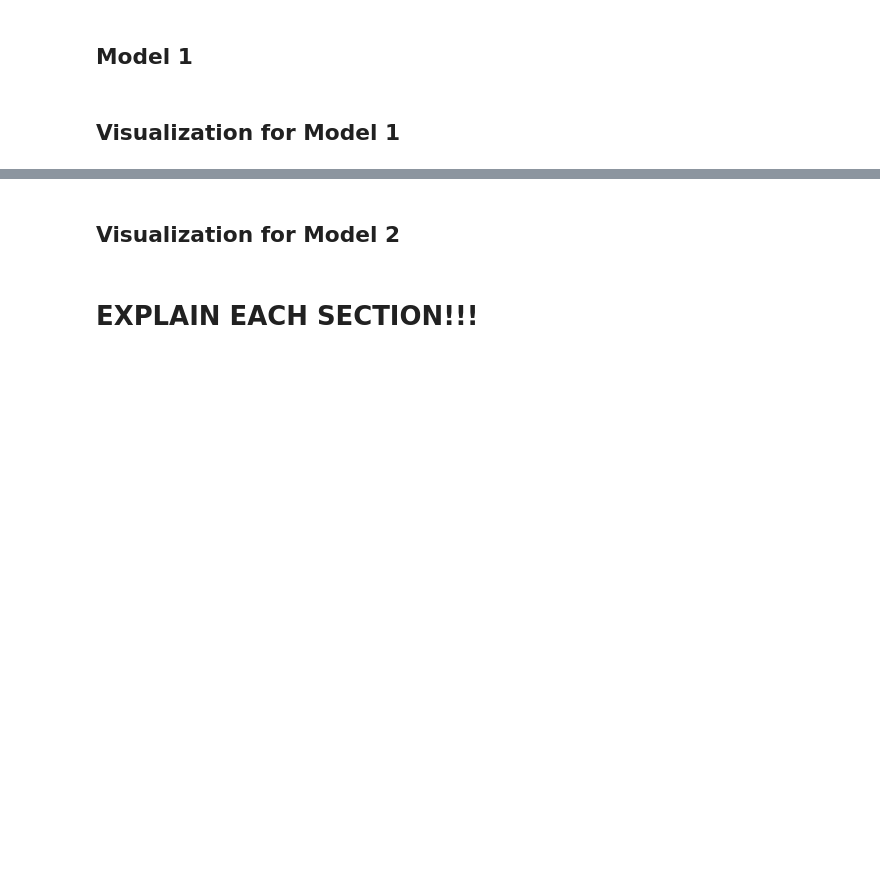
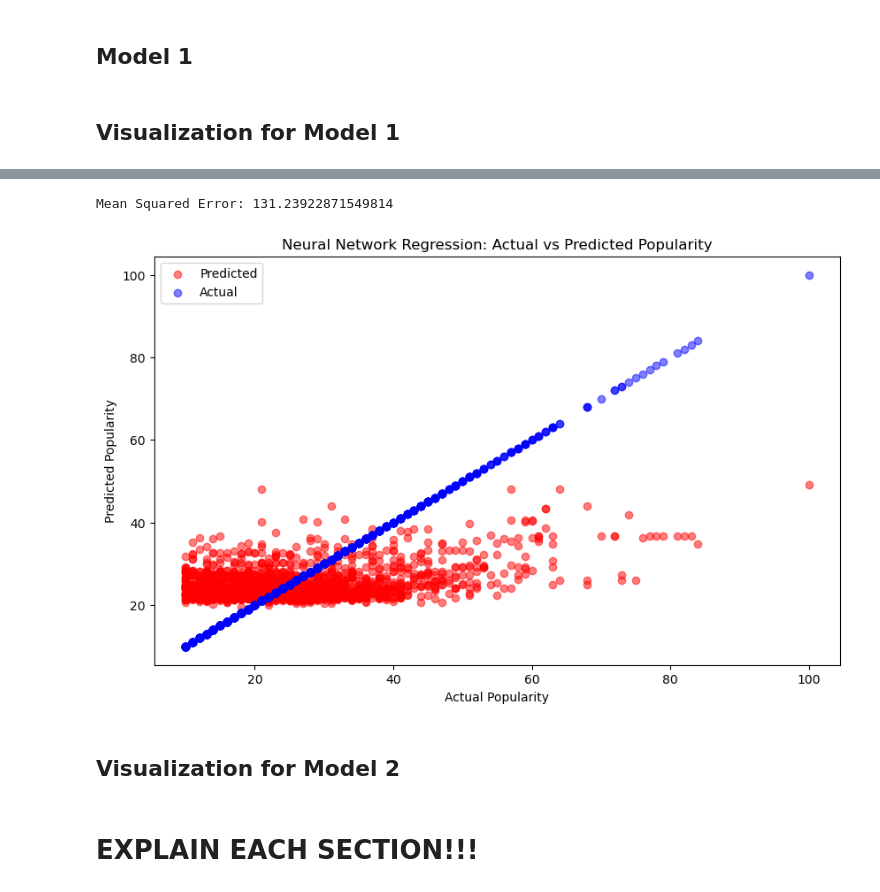
Before and after one commit to 19avisconti/https---github.com-19avisconti-info1998_final_project, a Jupyter notebook: 1998_final.ipynb, the cells around one changed output, grey strips where cells are left out. Cells and saved outputs as stored; diff of their text form; code cells hidden in the pictures; blank space fills up the shorter version.

Commit message:
Potential first model

```diff
--- a/1998_final.ipynb
+++ b/1998_final.ipynb
@@ -241,0 +243,10 @@ combined_df.to_csv('tracks.csv', index=False)
+# %%
+# Drop all rows where any popularity score is less than 10
+filtered_df = combined_df[(combined_df['Song Popularity'] >= 10) &
+                          (combined_df['Artist Popularity'] >= 10) &
+                          (combined_df['Featured Artist Popularity'].fillna(10) >= 10)]
+
+print(filtered_df)
+
+# Save the filtered DataFrame to CSV
+filtered_df.to_csv('filtered_tracks.csv', index=False)
@@ -242,3 +271,41 @@ combined_df.to_csv('tracks.csv', index=False)
+# %%
+from sklearn.model_selection import train_test_split
+from sklearn.tree import DecisionTreeRegressor
+from sklearn.metrics import mean_squared_error
+from sklearn.neural_network import MLPRegressor
+
+
+
+# Prepare the data
+X = filtered_df[['Artist Popularity', 'Featured Artist Popularity']].fillna(0)
+y = filtered_df['Song Popularity']
+
+# Split the data into training and testing sets
+X_train, X_test, y_train, y_test = train_test_split(X, y, test_size=0.2, random_state=42)
+
+# Create and train the neural network regressor
+nn_regressor = MLPRegressor(hidden_layer_sizes=(100, 50), max_iter=1000, random_state=42)
+nn_regressor.fit(X_train, y_train)
+
+# Make predictions
+y_pred = nn_regressor.predict(X_test)
+
+# Evaluate the model
+mse = mean_squared_error(y_test, y_pred)
+print(f"Mean Squared Error: {mse}")
+
+# Plot the results
+plt.figure(figsize=(10, 6))
+plt.scatter(y_test, y_pred, alpha=0.5, color='red', label='Predicted')
+plt.scatter(y_test, y_test, alpha=0.5, color='blue', label='Actual')
+plt.xlabel("Actual Popularity")
+plt.ylabel("Predicted Popularity")
+plt.title("Neural Network Regression: Actual vs Predicted Popularity")
+plt.legend()
+plt.show()
+# %% [output]
+Mean Squared Error: 131.23922871549814
+[figure, added]
 # %% [markdown]
 ## Visualization for Model 2
 # %% [markdown]
```
Also changed, not shown: parts of 6 cells of this notebook, 2 other files.
